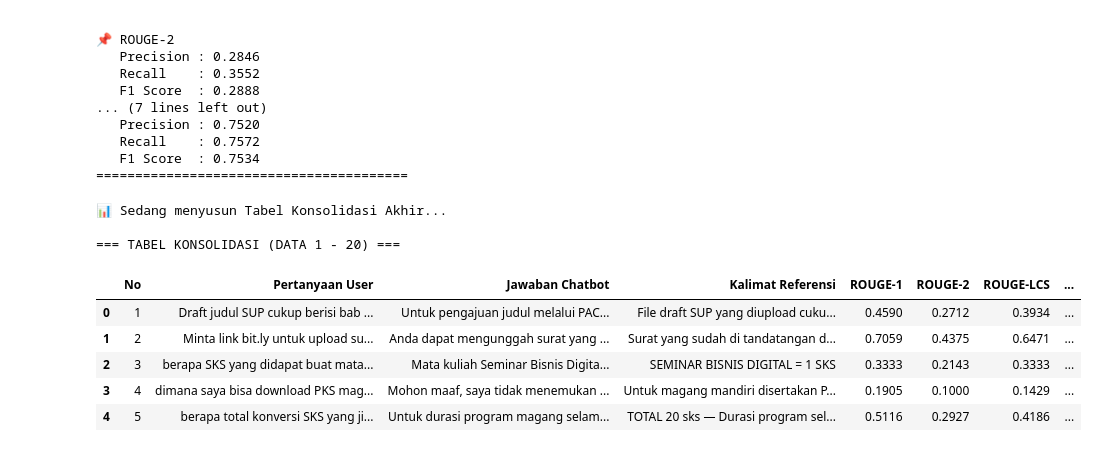
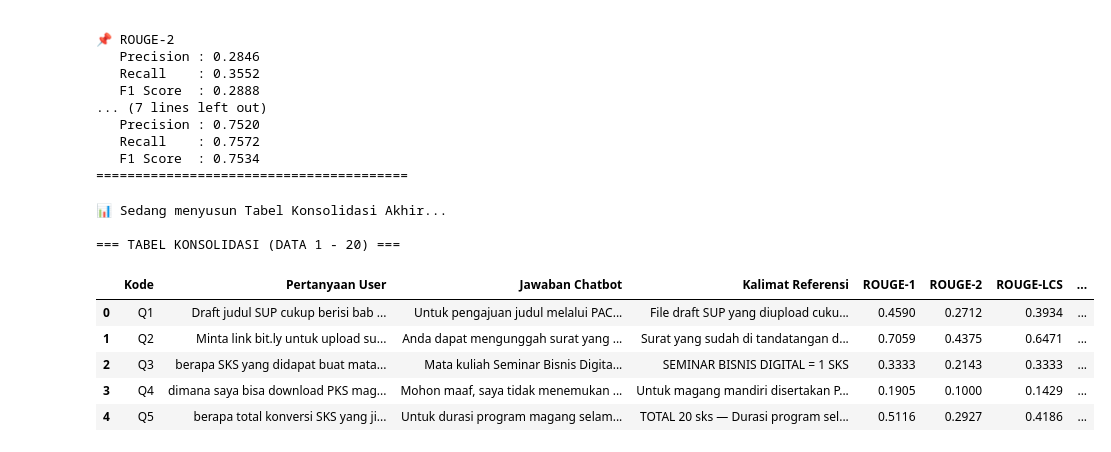
Before and after one commit to AliefMuhammad/RAG---Academic-Chatbot-information, a Jupyter notebook: model_test_accuracy.ipynb, the cells around one changed output. Saved outputs shown, nothing was run; the diff lists cells and outputs as text; code cells hidden in the pictures.

```diff
--- a/model_test_accuracy.ipynb
+++ b/model_test_accuracy.ipynb
@@ -271,8 +260,9 @@ import pandas as pd
 
 print("📊 Sedang menyusun Tabel Konsolidasi Akhir...")
 
-# 1. Memilih kolom yang benar (Sesuai nama kolom baru hasil breakdown tadi)
+# 1. Memilih kolom yang untuk visual
 target_columns = [
+    'Kode',
     'Pertanyaan User',
     'Jawaban Chatbot',
     'Kalimat Referensi',
@@ -284,46 +274,43 @@ target_columns = [
     'BERT_F1'
 ]
 
-# Cek agar tidak error (hanya ambil kolom yang benar-benar ada)
+# cek data kolom
 available_columns = [col for col in target_columns if col in df.columns]
 final_df = df[available_columns].copy()
 
-# 2. Rename kolom agar namanya kembali rapi untuk Laporan
+# 2. Rename kolom
 final_df = final_df.rename(columns={
-    'R1_F1': 'ROUGE-1',       # Kita ubah namanya di sini
+    'R1_F1': 'ROUGE-1',
     'R2_F1': 'ROUGE-2',
     'RL_F1': 'ROUGE-LCS',
     'BERT_Precision': 'BERT Precision',
     'BERT_Recall': 'BERT Recall',
     'BERT_F1': 'BERT F1 Score'
 })
 
-# 3. Tambahkan Nomor Urut
-final_df.insert(0, 'No', range(1, len(final_df) + 1))
 
-# 4. Format Angka: Membulatkan otomatis semua kolom angka yang ada
-# Cara ini lebih aman daripada menulis nama kolom satu per satu
+# 3. Format Angka: Membulatkan otomatis semua kolom angka yang ada
 numeric_cols = final_df.select_dtypes(include=['number']).columns
-# Kecuali kolom 'No', kita bulatkan sisanya
+# pembualatan angka 4 desimal
 cols_to_round = [col for col in numeric_cols if col != 'No']
 final_df[cols_to_round] = final_df[cols_to_round].round(4)
 
-# 5. Tampilkan Tabel
+# 4. Tampilkan Tabel
 print("\n=== TABEL KONSOLIDASI (DATA 1 - {}) ===".format(len(final_df)))
 display(final_df.head()) # Tampilkan 5 baris awal saja
 
-# 6. Simpan ke Excel Final
+# 5. Simpan ke Excel Final
 #output_final = 'Tabel_Konsolidasi_Evaluasi_Final.xlsx'
 #final_df.to_excel(output_final, index=False)
 
 #print(f"\n✅ Tabel konsolidasi berhasil disimpan ke: {output_final}")
 # %% [output]
 📊 Sedang menyusun Tabel Konsolidasi Akhir...
 
 === TABEL KONSOLIDASI (DATA 1 - 20) ===
-|  | No | Pertanyaan User | Jawaban Chatbot | Kalimat Referensi | ROUGE-1 | ROUGE-2 | ROUGE-LCS | ... |
-| 0 | 1 | Draft judul SUP cukup berisi bab ... | Untuk pengajuan judul melalui PAC... | File draft SUP yang diupload cuku... | 0.4590 | 0.2712 | 0.3934 | ... |
-| 1 | 2 | Minta link bit.ly untuk upload su... | Anda dapat mengunggah surat yang ... | Surat yang sudah di tandatangan d... | 0.7059 | 0.4375 | 0.6471 | ... |
-| 2 | 3 | berapa SKS yang didapat buat mata... | Mata kuliah Seminar Bisnis Digita... | SEMINAR BISNIS DIGITAL = 1 SKS | 0.3333 | 0.2143 | 0.3333 | ... |
-| 3 | 4 | dimana saya bisa download PKS mag... | Mohon maaf, saya tidak menemukan ... | Untuk magang mandiri disertakan P... | 0.1905 | 0.1000 | 0.1429 | ... |
-| 4 | 5 | berapa total konversi SKS yang ji... | Untuk durasi program magang selam... | TOTAL 20 sks — Durasi program sel... | 0.5116 | 0.2927 | 0.4186 | ... |
+|  | Kode | Pertanyaan User | Jawaban Chatbot | Kalimat Referensi | ROUGE-1 | ROUGE-2 | ROUGE-LCS | ... |
+| 0 | Q1 | Draft judul SUP cukup berisi bab ... | Untuk pengajuan judul melalui PAC... | File draft SUP yang diupload cuku... | 0.4590 | 0.2712 | 0.3934 | ... |
+| 1 | Q2 | Minta link bit.ly untuk upload su... | Anda dapat mengunggah surat yang ... | Surat yang sudah di tandatangan d... | 0.7059 | 0.4375 | 0.6471 | ... |
+| 2 | Q3 | berapa SKS yang didapat buat mata... | Mata kuliah Seminar Bisnis Digita... | SEMINAR BISNIS DIGITAL = 1 SKS | 0.3333 | 0.2143 | 0.3333 | ... |
+| 3 | Q4 | dimana saya bisa download PKS mag... | Mohon maaf, saya tidak menemukan ... | Untuk magang mandiri disertakan P... | 0.1905 | 0.1000 | 0.1429 | ... |
+| 4 | Q5 | berapa total konversi SKS yang ji... | Untuk durasi program magang selam... | TOTAL 20 sks — Durasi program sel... | 0.5116 | 0.2927 | 0.4186 | ... |
```
Also changed, not shown: parts of 8 cells of this notebook, 2 other files.
